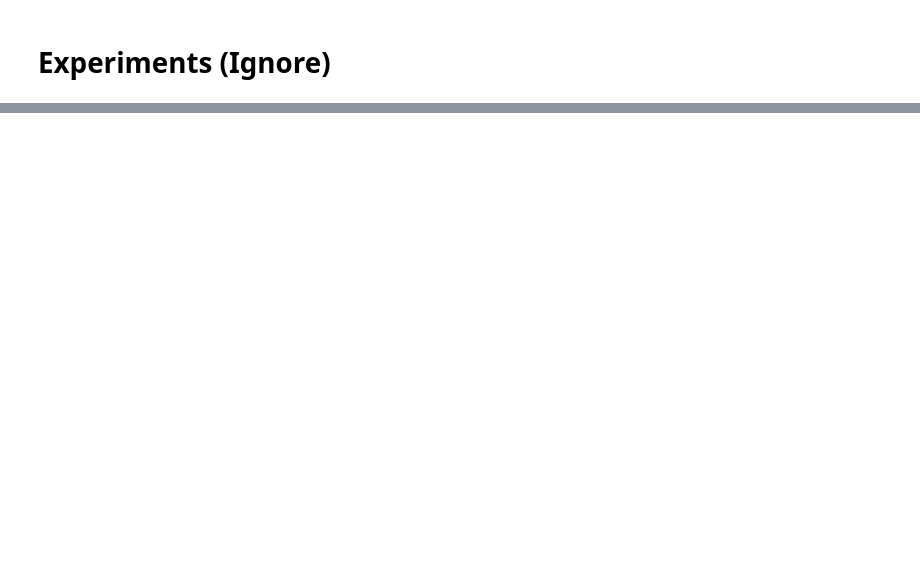
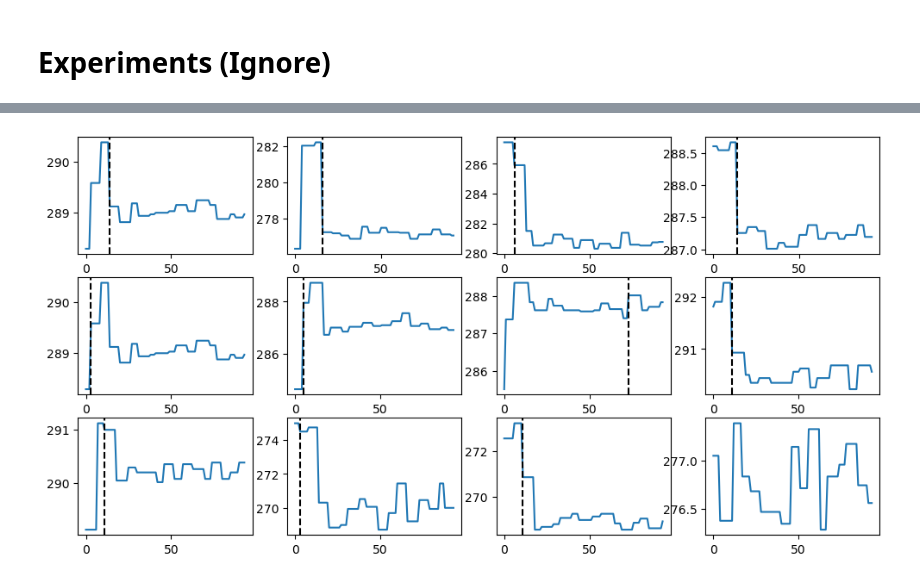
Before and after one commit to emiresenov/Masters-Thesis, a Jupyter notebook: oracle/oracle.ipynb, the cells around one changed output, grey strips where cells are left out. Cells and saved outputs as stored; diff of their text form; code cells hidden in the pictures; blank space fills up the shorter version.

```diff
--- a/oracle/oracle.ipynb
+++ b/oracle/oracle.ipynb
@@ -195,0 +132,67 @@ plt.show()
+# %%
+t = 0.5
+t_d = 0.3
+delta_t = 1
+
+#p1 = 'Voltage_Ax1_[V]'
+#p2 = 'Voltage_Ax2_[V]'
+p3 = 'Voltage_Ax3_[V]'
+
+#params = [p1,p2,p3]
+params = [p3]
+# %%
+model=IsolationForest(n_estimators=5, max_samples='auto', contamination=float(0.07),max_features=1.0)
+# %%
+plt.rcParams['figure.figsize'] = [12, 6]
+fig = plt.figure()
+fig.tight_layout()
+
+# Pick 12 random experiments
+indices = np.random.randint(low=0, high=96, size=12, dtype=int)
+
+for i in range(len(indices)):
+
+    experiment = pd.json_normalize(data[indices[i]])
+
+    df = pd.DataFrame({
+        #p1 : experiment[p1].values[0],
+        #p2 : experiment[p2].values[0],
+        p3 : experiment[p3].values[0]
+    })
+
+    rows = len(df.axes[0])
+    cols = len(df.axes[1])
+
+    # Find steady state threshold as index
+    n_t = int(t*rows)
+
+    # Find steady state drag threshold as index
+    n_td = int(t_d*rows)
+
+    # Plot voltages
+    xs = df.index
+    #ys1 = df[p1]
+    #ys2 = df[p2]
+    ys3 = df[p3]
+
+    plt.subplot(3, 4, i+1)
+    #plt.plot(xs,ys1)
+    #plt.plot(xs,ys2)
+    plt.plot(xs,ys3)
+
+
+
+
+    model.fit(df[[p3]])
+    df['anomaly'] = model.predict(df[[p3]])
+
+    for j in range(0, n_t + n_td):
+        if all(df['anomaly'].tail(rows-j) == 1):
+            plt.axvline(x = j, color='black', linestyle='dashed')
+            break
+    #plt.axvline(x = j, color='black', linestyle='dashed')
+
+
+plt.show()
+# %% [output]
+[figure, added]
```
Also changed, not shown: parts of 15 cells of this notebook, 1 other file.
